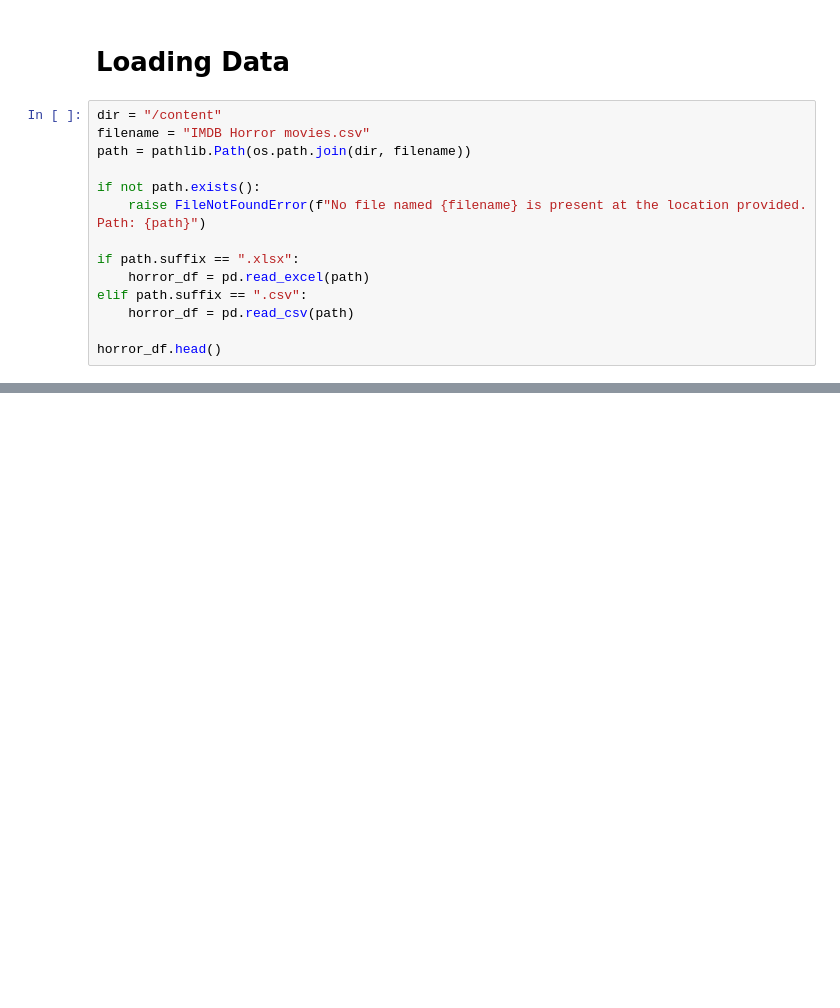
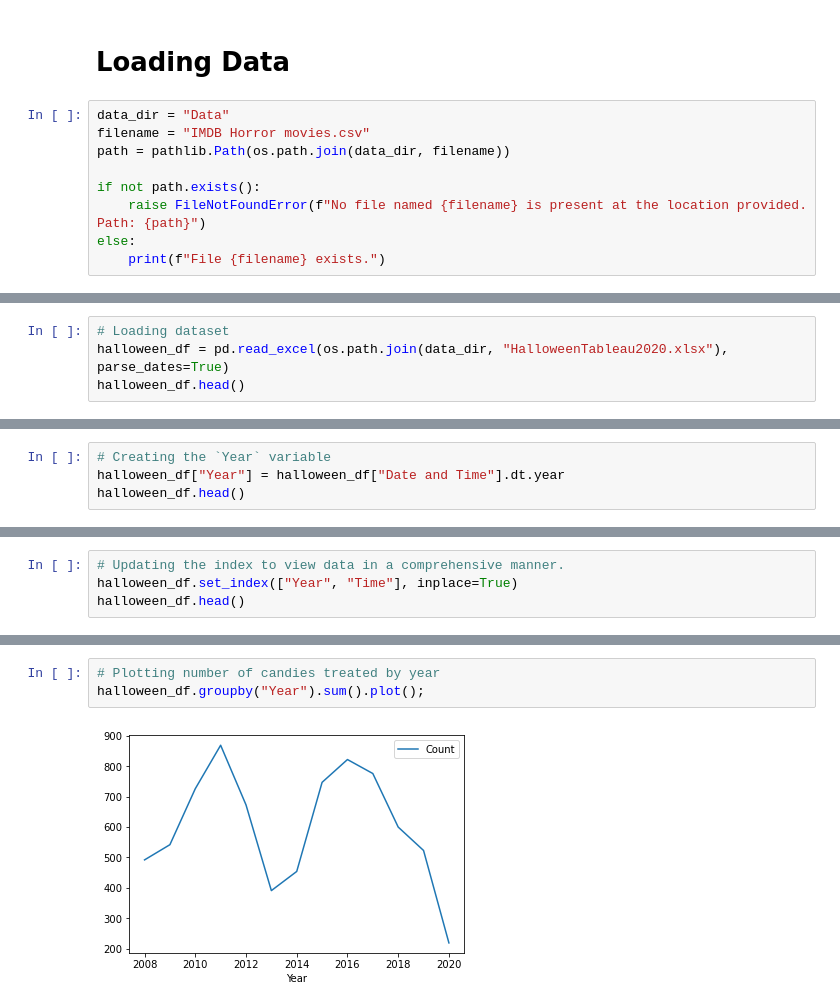
Before and after one commit to radroid/trick-or-treat-visualization, a Jupyter notebook: trick_or_treat_eda.ipynb, the cells around one changed output, grey strips where cells are left out. Saved outputs shown, nothing was run; the diff lists cells and outputs as text; blank space fills up the shorter version.

```diff
--- a/trick_or_treat_eda.ipynb
+++ b/trick_or_treat_eda.ipynb
@@ -25,17 +26,12 @@ Enabling notebook extension jupyter-js-widgets/extension...
 # %% [markdown]
 # Loading Data
 # %%
-dir = "/content"
+data_dir = "Data"
 filename = "IMDB Horror movies.csv"
-path = pathlib.Path(os.path.join(dir, filename))
+path = pathlib.Path(os.path.join(data_dir, filename))
 
 if not path.exists():
     raise FileNotFoundError(f"No file named {filename} is present at the location provided. Path: {path}")
-
-if path.suffix == ".xlsx":
-    horror_df = pd.read_excel(path)
-elif path.suffix == ".csv":
-    horror_df = pd.read_csv(path)
-
-horror_df.head()
+else:
+    print(f"File {filename} exists.")
 # %% [output]
@@ -55,0 +336,4 @@ AttributeError: ignored
+# %%
+# Loading dataset
+halloween_df = pd.read_excel(os.path.join(data_dir, "HalloweenTableau2020.xlsx"), parse_dates=True)
+halloween_df.head()
@@ -55,0 +347,4 @@ AttributeError: ignored
+# %%
+# Creating the `Year` variable
+halloween_df["Year"] = halloween_df["Date and Time"].dt.year
+halloween_df.head()
@@ -55,0 +358,4 @@ AttributeError: ignored
+# %%
+# Updating the index to view data in a comprehensive manner.
+halloween_df.set_index(["Year", "Time"], inplace=True)
+halloween_df.head()
@@ -55,0 +370,5 @@ AttributeError: ignored
+# %%
+# Plotting number of candies treated by year
+halloween_df.groupby("Year").sum().plot();
+# %% [output]
+[figure, added]
```
Also changed, not shown: parts of 39 cells of this notebook.
